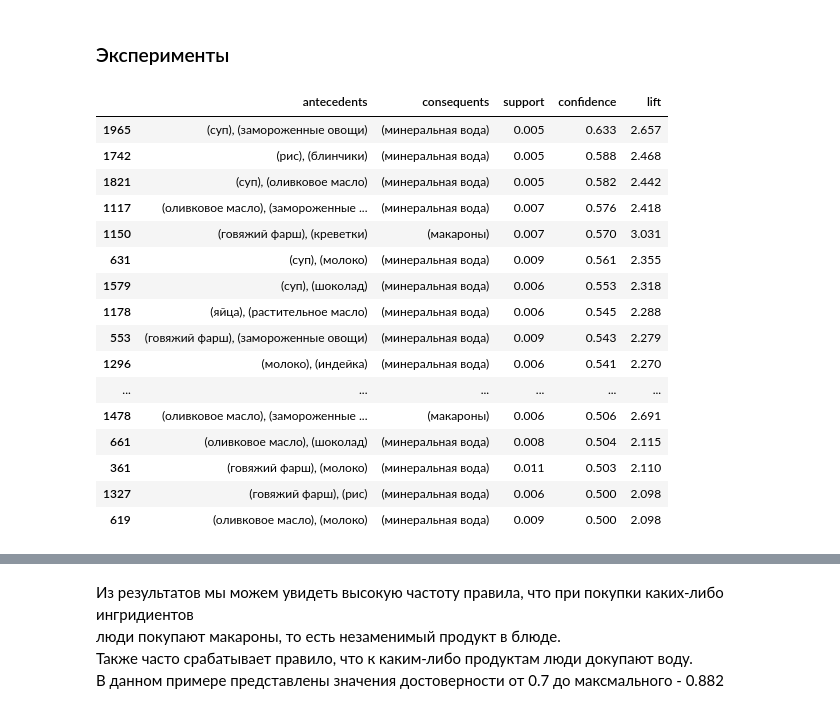
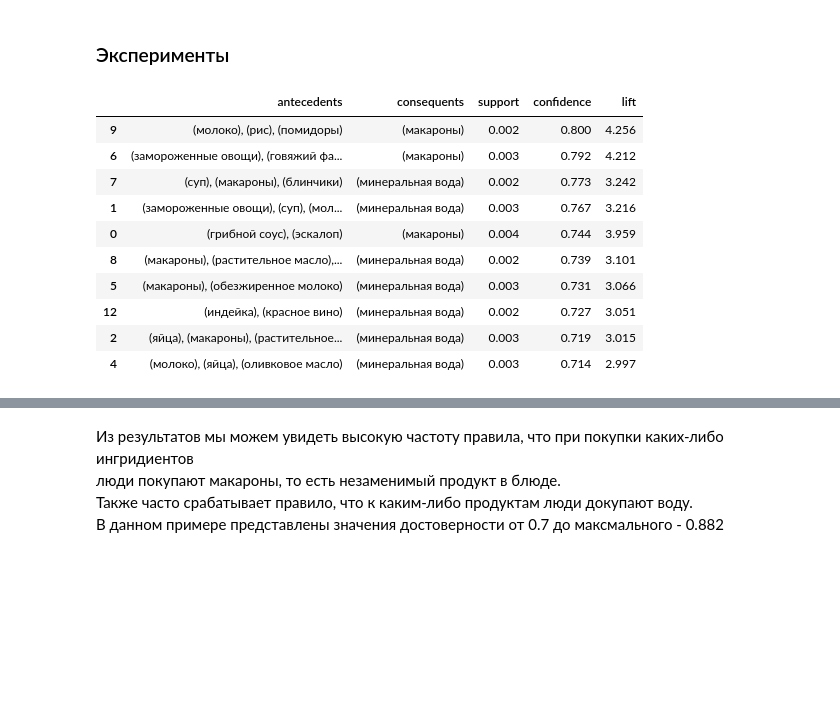
Before and after one commit to Santiperro/analytical-information-processing-technologies, a Jupyter notebook: pattern_mining/freq_pattern_mining.ipynb, the cells around one changed output, grey strips where cells are left out. Saved outputs shown, nothing was run; the diff lists cells and outputs as text; code cells hidden in the pictures; blank space fills up the shorter version.

Commit message:
almost done rules

```diff
--- a/pattern_mining/freq_pattern_mining.ipynb
+++ b/pattern_mining/freq_pattern_mining.ipynb
@@ -264,10 +264,7 @@ def find_association_rules(data: pd.DataFrame,
         return cell
 
     freq_items = find_frequent_itemsets(data, min_supp=min_supp, sort_by=sort_by)
-    rules = association_rules(freq_items, metric='support', min_threshold=min_supp)
-
-    # Применяем порог поддержки
-    rules = rules.loc[rules['confidence'] >= min_conf]
+    rules = association_rules(freq_items, metric='confidence', min_threshold=min_conf)
 
     # Убираем ненужные столбцы
     rules.drop('antecedent support', axis=1, inplace=True)
@@ -291,24 +288,18 @@ def find_association_rules(data: pd.DataFrame,
 # %% [markdown]
 ### Эксперименты
 # %%
-# Отсортируем по достjверности ассоциативные правила с поддержкой 0.001 и достоверностью в промежутке 0.7 - 0.75
-rules = find_association_rules(df, min_supp=0.005, min_conf=0.5)
-rules.sort_values(by='confidence', ascending=False).loc[rules['confidence'] <= 0.72].head(100)
+# Отсортируем по достоверности ассоциативные правила с поддержкой 0.001 и достоверностью в промежутке 0.7 - 0.8
+rules = find_association_rules(df, min_supp=0.002, min_conf=0.7).sort_values(by='confidence', ascending=False)
+rules.loc[rules['confidence'] <= 0.8].head(10)
 # %% [output]
 |  | antecedents | consequents | support | confidence | lift |
-| 1965 | (суп), (замороженные овощи) | (минеральная вода) | 0.005 | 0.633 | 2.657 |
-| 1742 | (рис), (блинчики) | (минеральная вода) | 0.005 | 0.588 | 2.468 |
-| 1821 | (суп), (оливковое масло) | (минеральная вода) | 0.005 | 0.582 | 2.442 |
-| 1117 | (оливковое масло), (замороженные ... | (минеральная вода) | 0.007 | 0.576 | 2.418 |
-| 1150 | (говяжий фарш), (креветки) | (макароны) | 0.007 | 0.570 | 3.031 |
-| 631 | (суп), (молоко) | (минеральная вода) | 0.009 | 0.561 | 2.355 |
-| 1579 | (суп), (шоколад) | (минеральная вода) | 0.006 | 0.553 | 2.318 |
-| 1178 | (яйца), (растительное масло) | (минеральная вода) | 0.006 | 0.545 | 2.288 |
-| 553 | (говяжий фарш), (замороженные овощи) | (минеральная вода) | 0.009 | 0.543 | 2.279 |
-| 1296 | (молоко), (индейка) | (минеральная вода) | 0.006 | 0.541 | 2.270 |
-| ... | ... | ... | ... | ... | ... |
-| 1478 | (оливковое масло), (замороженные ... | (макароны) | 0.006 | 0.506 | 2.691 |
-| 661 | (оливковое масло), (шоколад) | (минеральная вода) | 0.008 | 0.504 | 2.115 |
-| 361 | (говяжий фарш), (молоко) | (минеральная вода) | 0.011 | 0.503 | 2.110 |
-| 1327 | (говяжий фарш), (рис) | (минеральная вода) | 0.006 | 0.500 | 2.098 |
-| 619 | (оливковое масло), (молоко) | (минеральная вода) | 0.009 | 0.500 | 2.098 |
+| 9 | (молоко), (рис), (помидоры) | (макароны) | 0.002 | 0.800 | 4.256 |
+| 6 | (замороженные овощи), (говяжий фа... | (макароны) | 0.003 | 0.792 | 4.212 |
+| 7 | (суп), (макароны), (блинчики) | (минеральная вода) | 0.002 | 0.773 | 3.242 |
+| 1 | (замороженные овощи), (суп), (мол... | (минеральная вода) | 0.003 | 0.767 | 3.216 |
+| 0 | (грибной соус), (эскалоп) | (макароны) | 0.004 | 0.744 | 3.959 |
+| 8 | (макароны), (растительное масло),... | (минеральная вода) | 0.002 | 0.739 | 3.101 |
+| 5 | (макароны), (обезжиренное молоко) | (минеральная вода) | 0.003 | 0.731 | 3.066 |
+| 12 | (индейка), (красное вино) | (минеральная вода) | 0.002 | 0.727 | 3.051 |
+| 2 | (яйца), (макароны), (растительное... | (минеральная вода) | 0.003 | 0.719 | 3.015 |
+| 4 | (молоко), (яйца), (оливковое масло) | (минеральная вода) | 0.003 | 0.714 | 2.997 |
```
Also changed, not shown: parts of 8 cells of this notebook.
